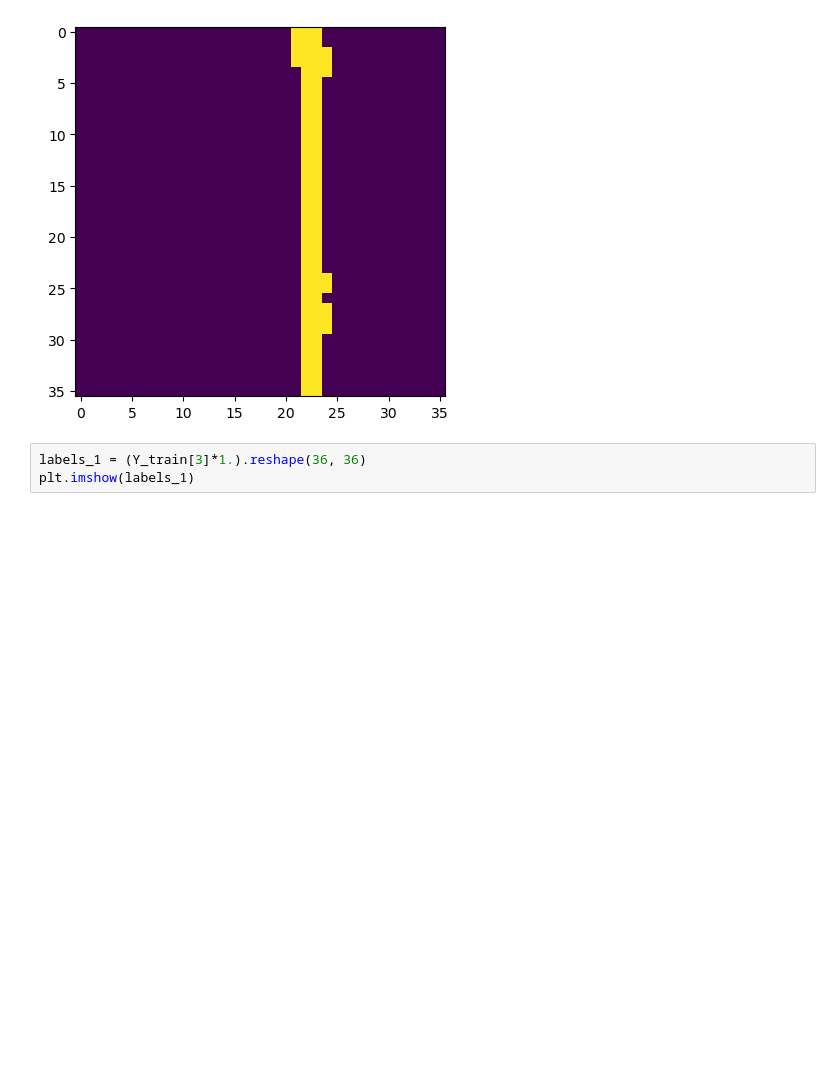
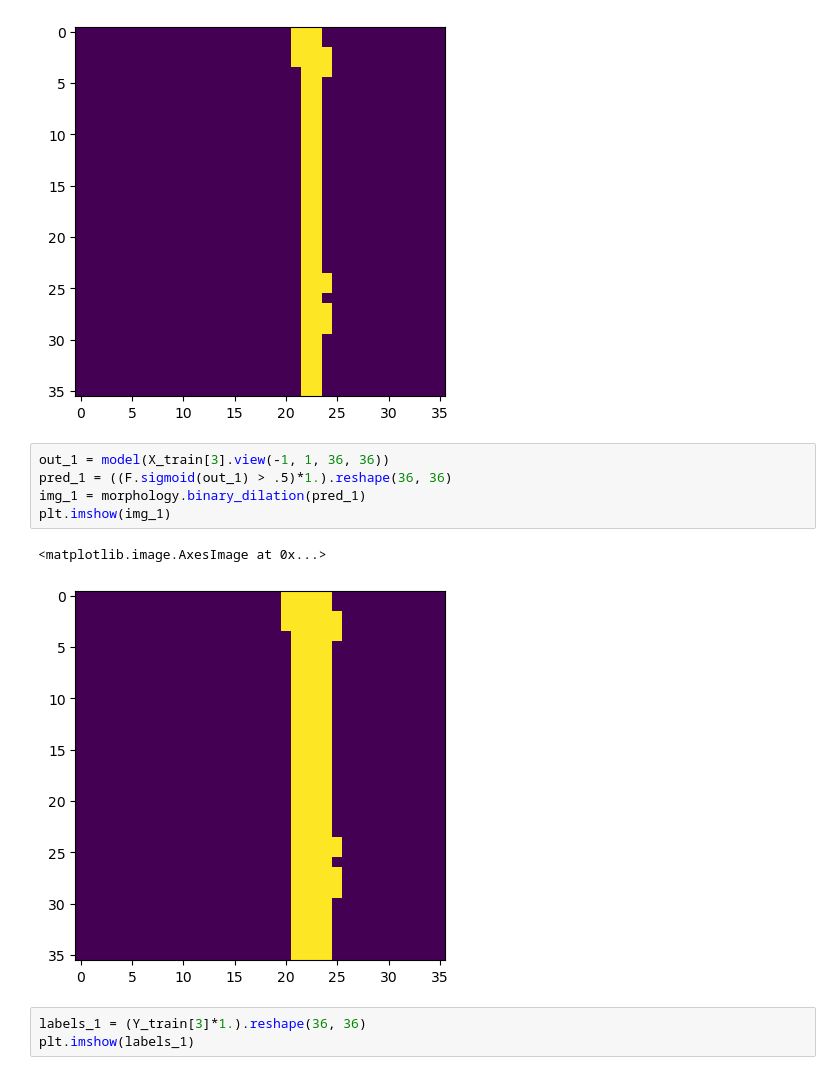
Before and after one commit to EllingtonKirby/Pipe-Corrosion-Detection, a Jupyter notebook: evaluation.ipynb, the cells around one changed output. Cells and saved outputs as stored; diff of their text form; blank space fills up the shorter version.

Commit message:
try morphological dilation

```diff
--- a/evaluation.ipynb
+++ b/evaluation.ipynb
@@ -51,6 +52,14 @@ plt.imshow(pred_1.reshape(36, 36))
 # %% [output]
 <matplotlib.image.AxesImage at 0x...>
 [figure]
+# %%
+out_1 = model(X_train[3].view(-1, 1, 36, 36))
+pred_1 = ((F.sigmoid(out_1) > .5)*1.).reshape(36, 36)
+img_1 = morphology.binary_dilation(pred_1)
+plt.imshow(img_1)
+# %% [output]
+<matplotlib.image.AxesImage at 0x...>
+[figure, added]
 # %%
 labels_1 = (Y_train[3]*1.).reshape(36, 36)
 plt.imshow(labels_1)
```
Also changed, not shown: parts of 2 cells of this notebook, 1 other file.
